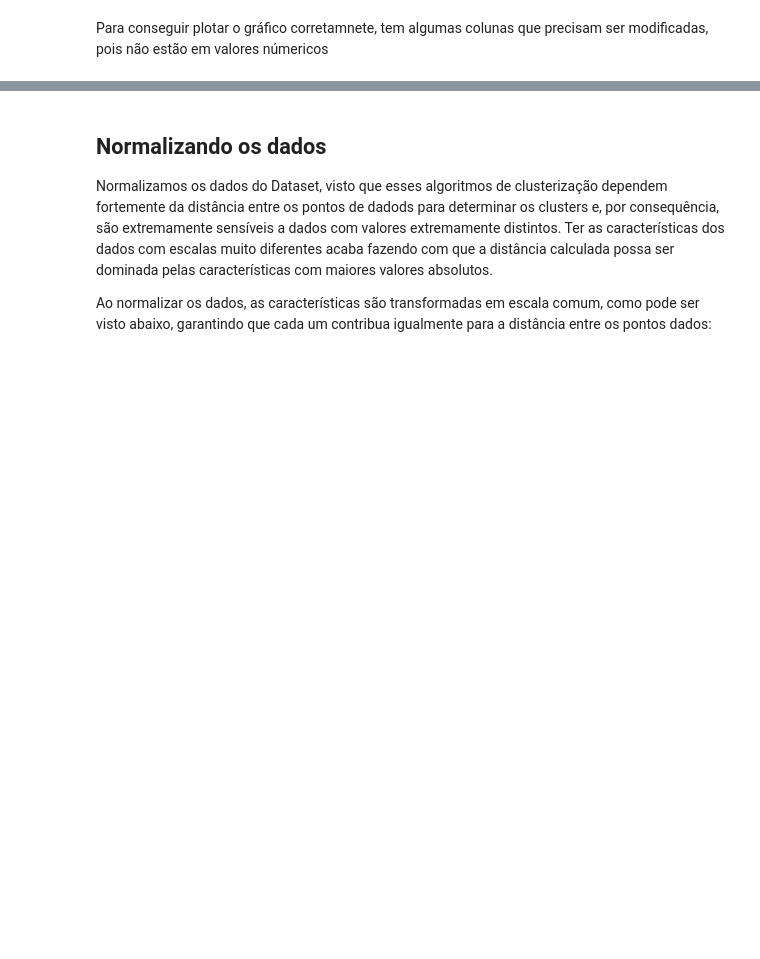
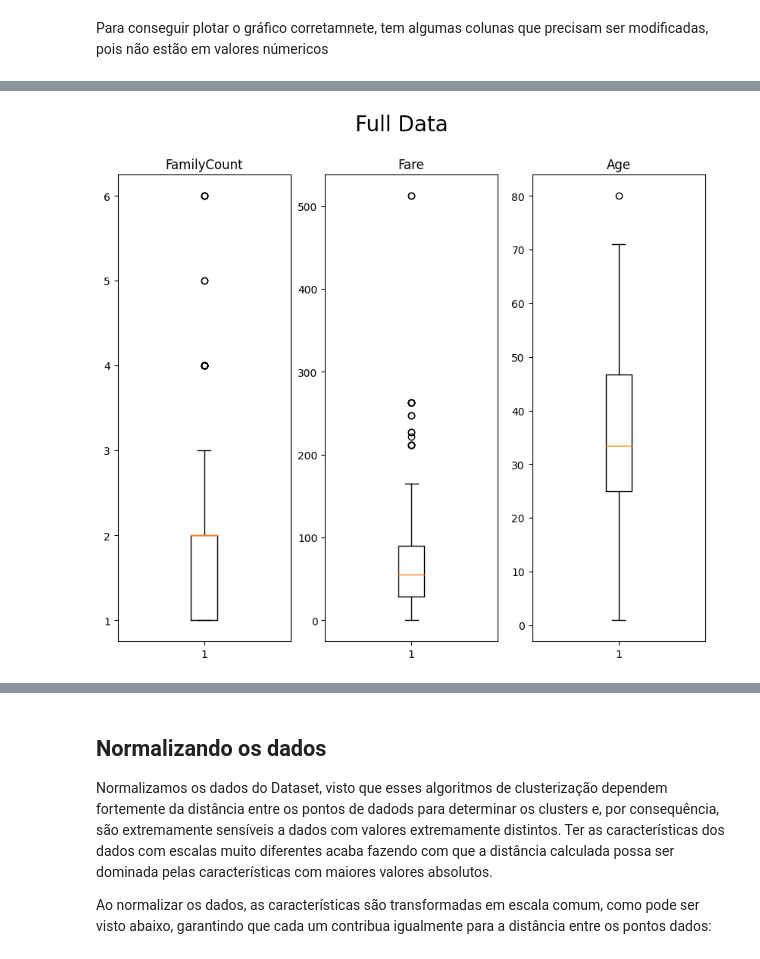
Before and after one commit to Quote023/IF684-Sistemas_Inteligentes_II, a Jupyter notebook: mini_projetos/mini_projeto3.ipynb, the cells around one changed output, grey strips where cells are left out. Saved outputs shown, nothing was run; the diff lists cells and outputs as text; code cells hidden in the pictures; blank space fills up the shorter version.

```diff
--- a/mini_projetos/mini_projeto3.ipynb
+++ b/mini_projetos/mini_projeto3.ipynb
@@ -95,0 +109,16 @@ trainData.head()
+# %%
+params = ["FamilyCount", "Fare", "Age"]
+count = len(params)
+width = 3
+height = int(count/width)
+figure, axis = plt.subplots(height, width, figsize=(10, 8))
+figure.suptitle("Full Data", fontsize=20)
+
+for i,attr in enumerate(params):
+    values = trainData[attr].astype(float)
+    axis[i].boxplot(values)
+    axis[i].set_title(attr)
+
+plt.show()
+# %% [output]
+[figure, added]
```
Also changed, not shown: parts of 8 cells of this notebook.
